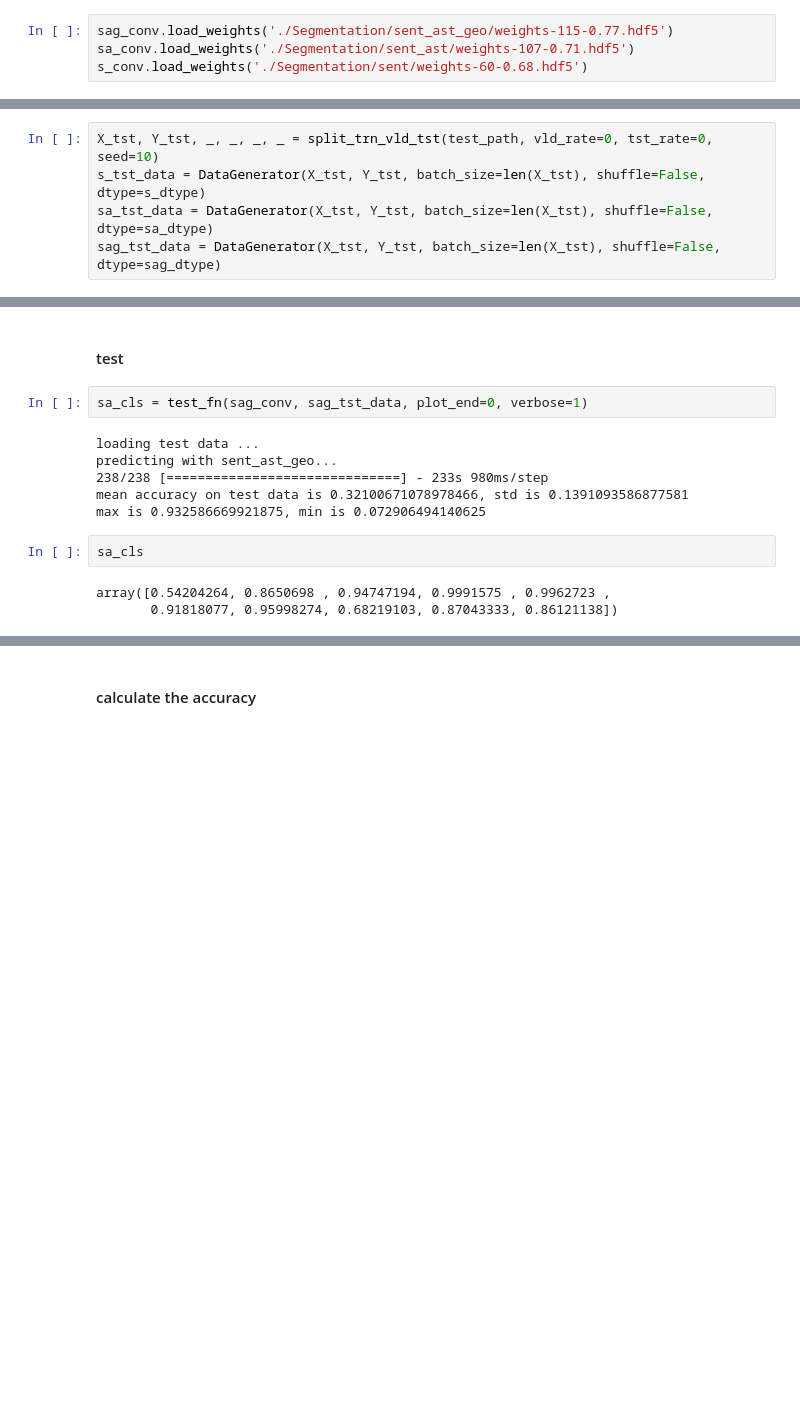
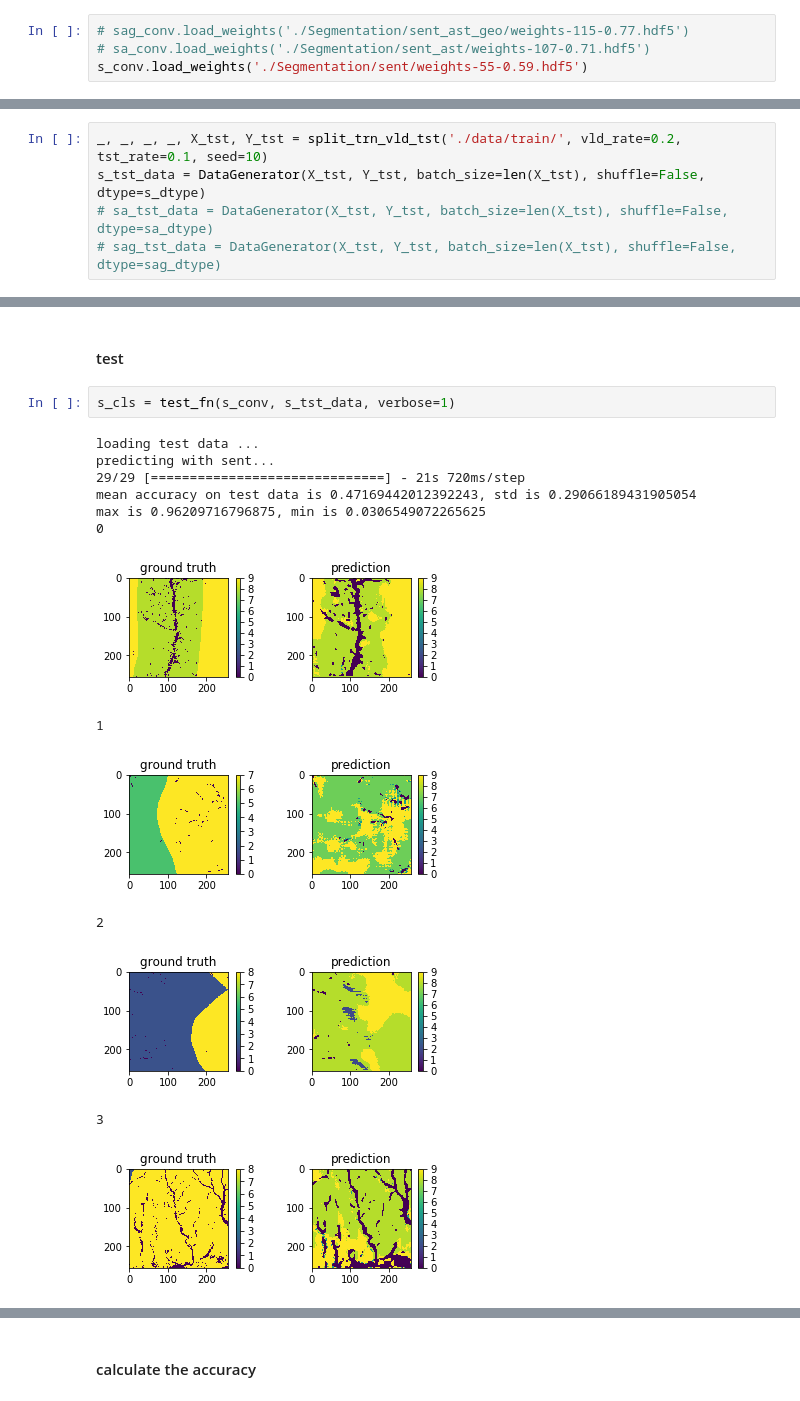
Before and after one commit to chenyz0601/DL-RockClassification, a Jupyter notebook: test.ipynb, the cells around one changed output, grey strips where cells are left out. Saved outputs shown, nothing was run; the diff lists cells and outputs as text; blank space fills up the shorter version.

Commit message:
train

```diff
--- a/test.ipynb
+++ b/test.ipynb
@@ -36,14 +28,14 @@ compiling Segmentation only, lr is 0.001 ...
 # %% [markdown]
 #### load weights
 # %%
-sag_conv.load_weights('./Segmentation/sent_ast_geo/weights-115-0.77.hdf5')
-sa_conv.load_weights('./Segmentation/sent_ast/weights-107-0.71.hdf5')
-s_conv.load_weights('./Segmentation/sent/weights-60-0.68.hdf5')
+# sag_conv.load_weights('./Segmentation/sent_ast_geo/weights-115-0.77.hdf5')
+# sa_conv.load_weights('./Segmentation/sent_ast/weights-107-0.71.hdf5')
+s_conv.load_weights('./Segmentation/sent/weights-55-0.59.hdf5')
 # %% [markdown]
 #### prepare test data
 # %%
-X_tst, Y_tst, _, _, _, _ = split_trn_vld_tst(test_path, vld_rate=0, tst_rate=0, seed=10)
+_, _, _, _, X_tst, Y_tst = split_trn_vld_tst('./data/train/', vld_rate=0.2, tst_rate=0.1, seed=10)
 s_tst_data = DataGenerator(X_tst, Y_tst, batch_size=len(X_tst), shuffle=False, dtype=s_dtype)
-sa_tst_data = DataGenerator(X_tst, Y_tst, batch_size=len(X_tst), shuffle=False, dtype=sa_dtype)
-sag_tst_data = DataGenerator(X_tst, Y_tst, batch_size=len(X_tst), shuffle=False, dtype=sag_dtype)
+# sa_tst_data = DataGenerator(X_tst, Y_tst, batch_size=len(X_tst), shuffle=False, dtype=sa_dtype)
+# sag_tst_data = DataGenerator(X_tst, Y_tst, batch_size=len(X_tst), shuffle=False, dtype=sag_dtype)
 # %% [output]
@@ -51,15 +43,18 @@ split into 238 train, 0 validation, 0 test samples
 # %% [markdown]
 #### test
-# %%
-sa_cls = test_fn(sag_conv, sag_tst_data, plot_end=0, verbose=1)
-# %% [output]
-loading test data ...
-predicting with sent_ast_geo...
-238/238 [==============================] - 233s 980ms/step
-mean accuracy on test data is 0.32100671078978466, std is 0.1391093586877581
-max is 0.932586669921875, min is 0.072906494140625
-# %%
-sa_cls
-# %% [output]
-array([0.54204264, 0.8650698 , 0.94747194, 0.9991575 , 0.9962723 ,
-       0.91818077, 0.95998274, 0.68219103, 0.87043333, 0.86121138])
+# %%
+s_cls = test_fn(s_conv, s_tst_data, verbose=1)
+# %% [output]
+loading test data ...
+predicting with sent...
+29/29 [==============================] - 21s 720ms/step
+mean accuracy on test data is 0.47169442012392243, std is 0.29066189431905054
+max is 0.96209716796875, min is 0.0306549072265625
+0
+[figure, added]
+1
+[figure, added]
+2
+[figure, added]
+3
+[figure, added]
```
Also changed, not shown: parts of 4 cells of this notebook, 1 other file.
